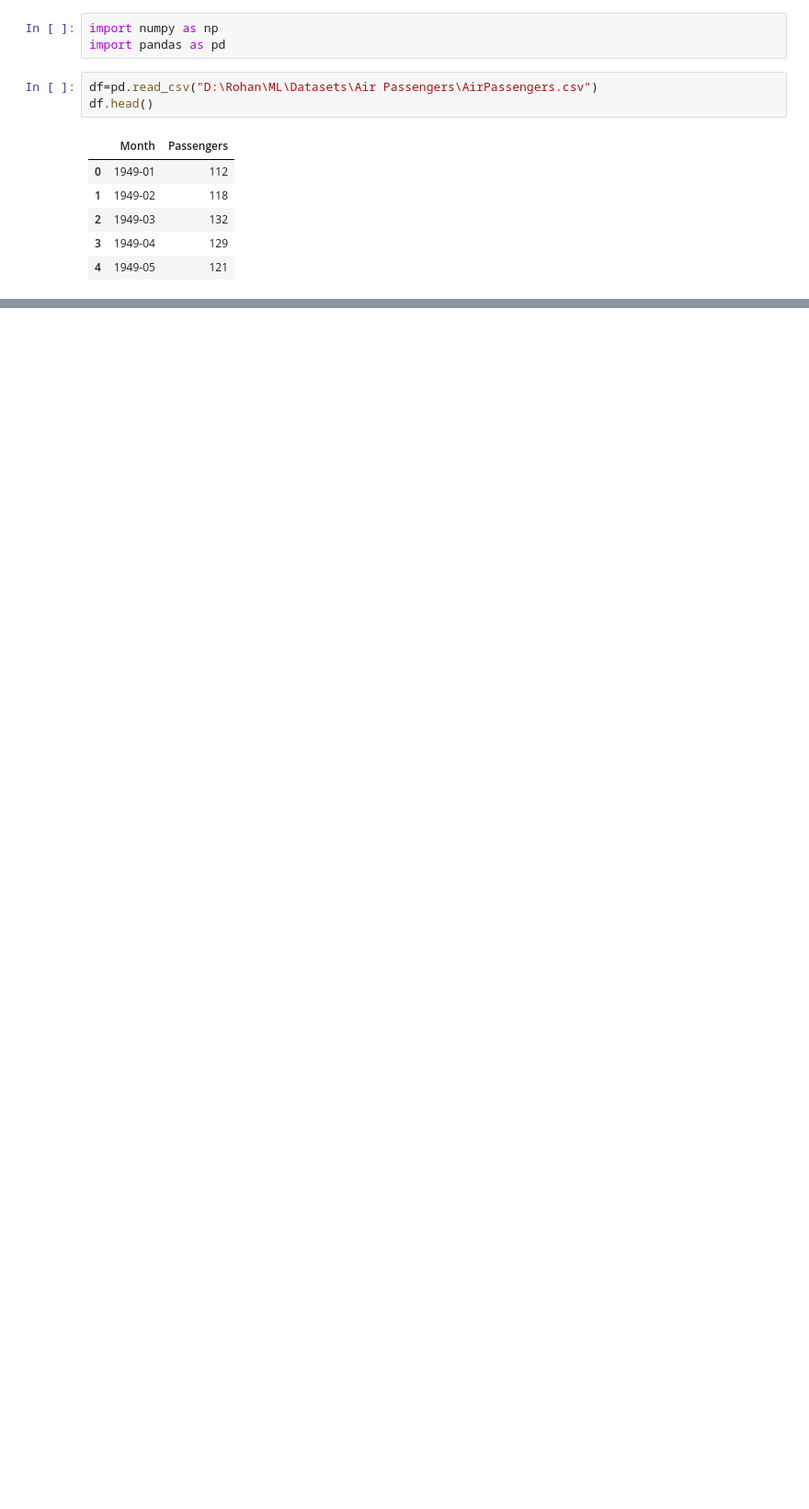
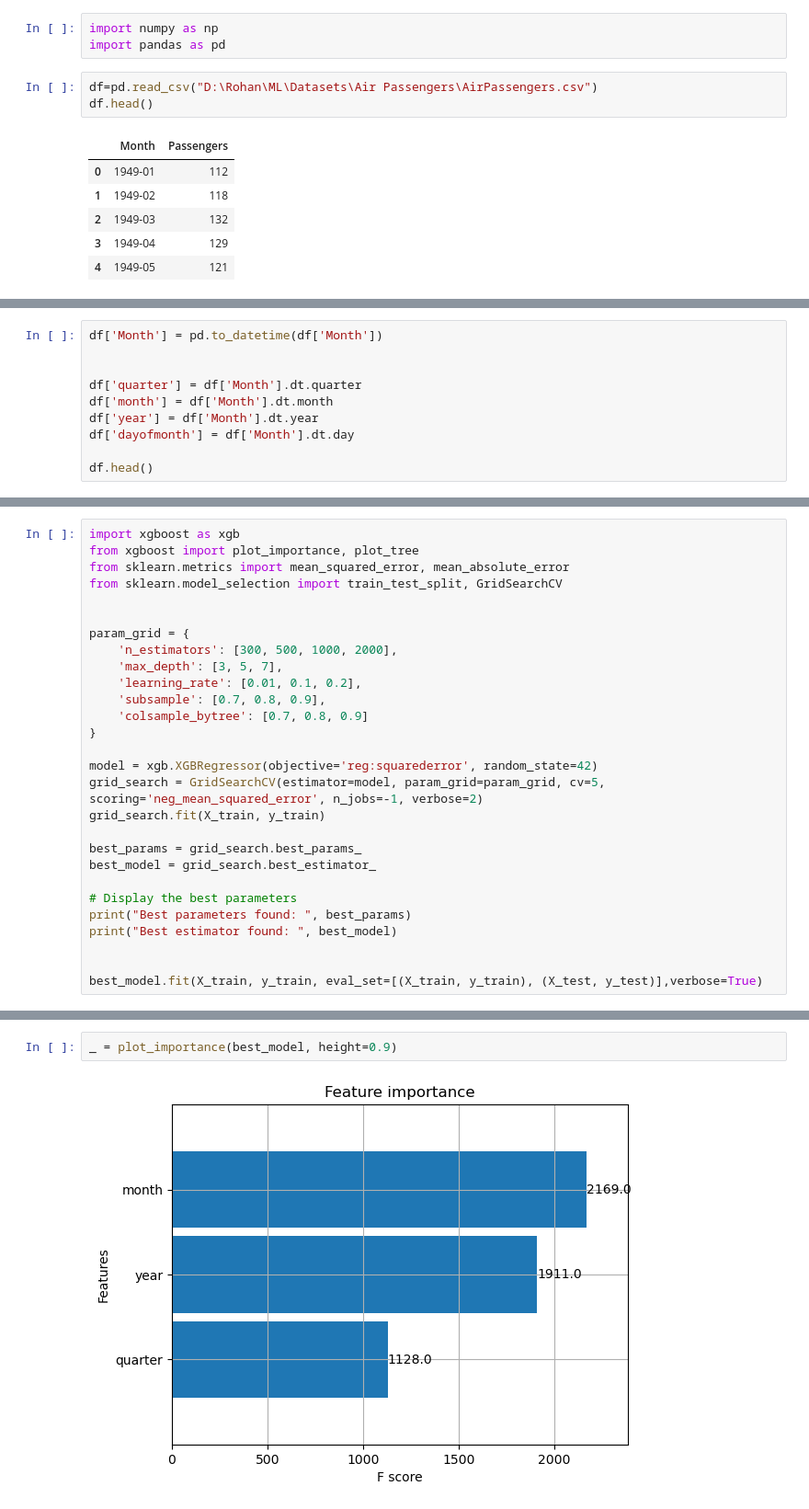
Before and after one commit to rohanrvpatil/posterior_predictive, a Jupyter notebook: xgboost_airp.ipynb, the cells around one changed output, grey strips where cells are left out. Shown: that part at 92% size. Drawn from its saved outputs; the diff is of its cells as text; blank space fills up the shorter version.

```diff
--- a/xgboost_airp.ipynb
+++ b/xgboost_airp.ipynb
@@ -159,0 +26,10 @@ plt.show()
+# %%
+df['Month'] = pd.to_datetime(df['Month'])
+
+
+df['quarter'] = df['Month'].dt.quarter
+df['month'] = df['Month'].dt.month
+df['year'] = df['Month'].dt.year
+df['dayofmonth'] = df['Month'].dt.day
+
+df.head()
@@ -159,0 +81,28 @@ plt.show()
+# %%
+import xgboost as xgb
+from xgboost import plot_importance, plot_tree
+from sklearn.metrics import mean_squared_error, mean_absolute_error
+from sklearn.model_selection import train_test_split, GridSearchCV
+
+
+param_grid = {
+    'n_estimators': [300, 500, 1000, 2000],
+    'max_depth': [3, 5, 7],
+    'learning_rate': [0.01, 0.1, 0.2],
+    'subsample': [0.7, 0.8, 0.9],
+    'colsample_bytree': [0.7, 0.8, 0.9]
+}
+
+model = xgb.XGBRegressor(objective='reg:squarederror', random_state=42)
+grid_search = GridSearchCV(estimator=model, param_grid=param_grid, cv=5, scoring='neg_mean_squared_error', n_jobs=-1, verbose=2)
+grid_search.fit(X_train, y_train)
+
+best_params = grid_search.best_params_
+best_model = grid_search.best_estimator_
+
+# Display the best parameters
+print("Best parameters found: ", best_params)
+print("Best estimator found: ", best_model)
+
+
+best_model.fit(X_train, y_train, eval_set=[(X_train, y_train), (X_test, y_test)],verbose=True)
@@ -159,0 +138,4 @@ plt.show()
+# %%
+_ = plot_importance(best_model, height=0.9)
+# %% [output]
+[figure, added]
```
Also changed, not shown: parts of 17 cells of this notebook, 4 other files.
